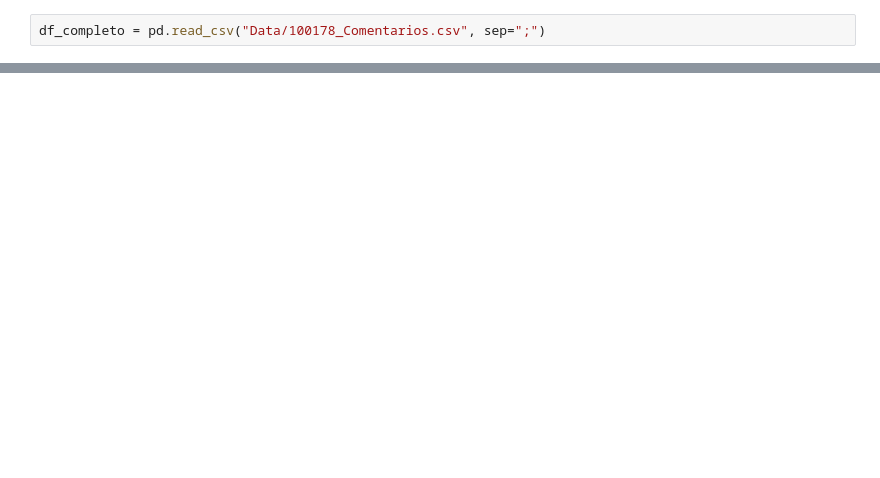
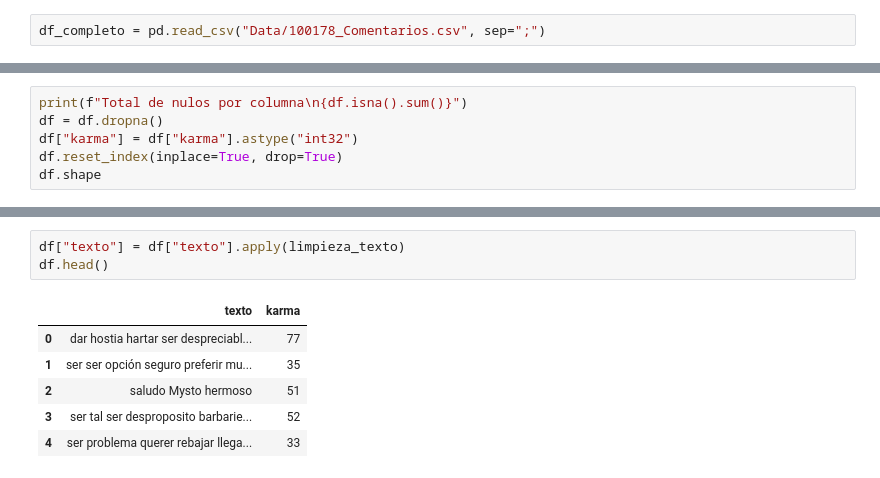
Before and after one commit to RoomProyectos/Proyecto-2-ML, a Jupyter notebook: Prediccion_Karma_Comentarios.ipynb, the cells around one changed output, grey strips where cells are left out. Cells and saved outputs as stored; diff of their text form; blank space fills up the shorter version.

```diff
--- a/Prediccion_Karma_Comentarios.ipynb
+++ b/Prediccion_Karma_Comentarios.ipynb
@@ -27,0 +50,6 @@ df_completo = pd.read_csv("Data/100178_Comentarios.csv", sep=";")
+# %%
+print(f"Total de nulos por columna\n{df.isna().sum()}")
+df = df.dropna()
+df["karma"] = df["karma"].astype("int32")
+df.reset_index(inplace=True, drop=True)
+df.shape
@@ -27,0 +129,10 @@ df_completo = pd.read_csv("Data/100178_Comentarios.csv", sep=";")
+# %%
+df["texto"] = df["texto"].apply(limpieza_texto)
+df.head()
+# %% [output]
+|  | texto | karma |
+| 0 | dar hostia hartar ser despreciabl... | 77 |
+| 1 | ser ser opción seguro preferir mu... | 35 |
+| 2 | saludo Mysto hermoso | 51 |
+| 3 | ser tal ser desproposito barbarie... | 52 |
+| 4 | ser problema querer rebajar llega... | 33 |
```
Also changed, not shown: parts of 36 cells of this notebook, 2 other files.
